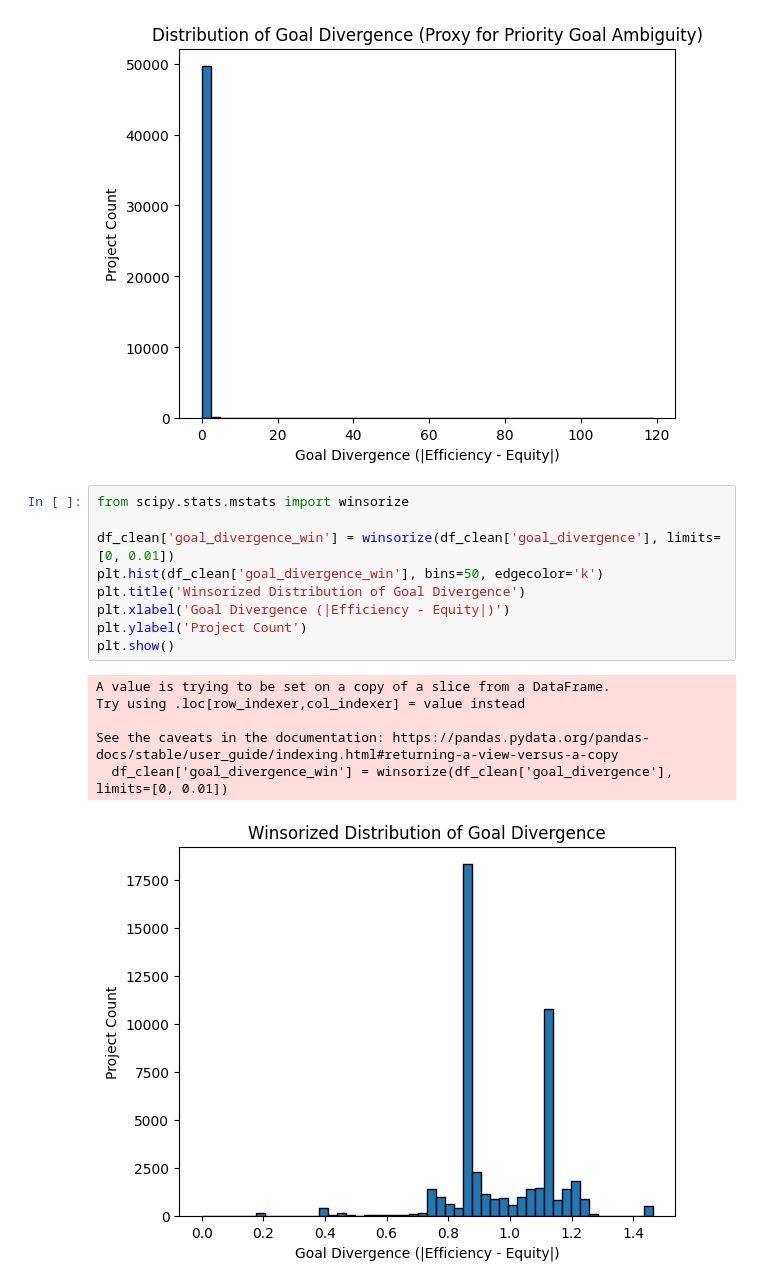
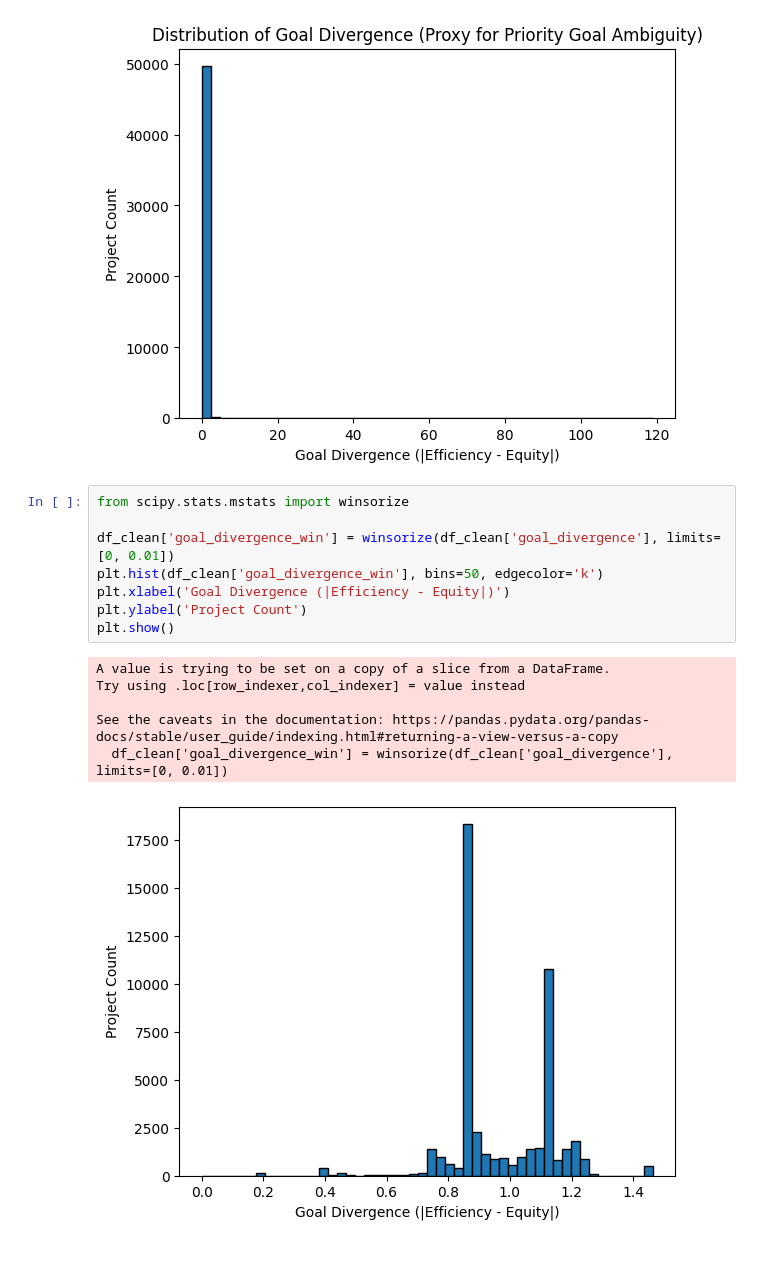
Before and after one commit to colLAB-516/new_california_equity, a Jupyter notebook: cci_goal_ambiguity.ipynb, the cells around one changed output. Cells and saved outputs as stored; diff of their text form; blank space fills up the shorter version.

Commit message:
fix image

```diff
--- a/cci_goal_ambiguity.ipynb
+++ b/cci_goal_ambiguity.ipynb
@@ -76,16 +76,15 @@ plt.show()
 # %%
 from scipy.stats.mstats import winsorize
 
 df_clean['goal_divergence_win'] = winsorize(df_clean['goal_divergence'], limits=[0, 0.01])
 plt.hist(df_clean['goal_divergence_win'], bins=50, edgecolor='k')
-plt.title('Winsorized Distribution of Goal Divergence')
 plt.xlabel('Goal Divergence (|Efficiency - Equity|)')
 plt.ylabel('Project Count')
 plt.show()
 # %% [output]
 A value is trying to be set on a copy of a slice from a DataFrame.
 Try using .loc[row_indexer,col_indexer] = value instead
 
 See the caveats in the documentation: https://pandas.pydata.org/pandas-docs/stable/user_guide/indexing.html#returning-a-view-versus-a-copy
   df_clean['goal_divergence_win'] = winsorize(df_clean['goal_divergence'], limits=[0, 0.01])
-[figure, old version]
+[figure, new version]
```
